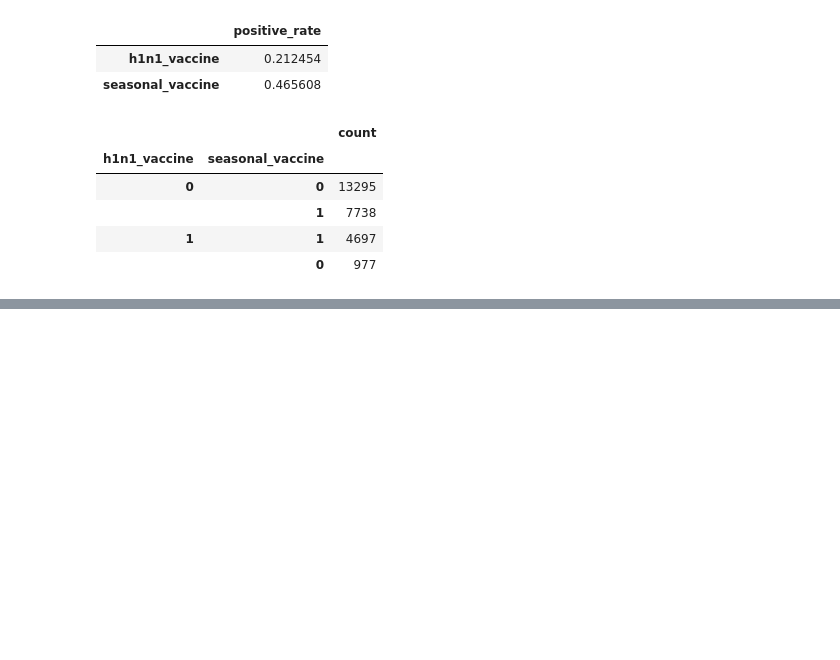
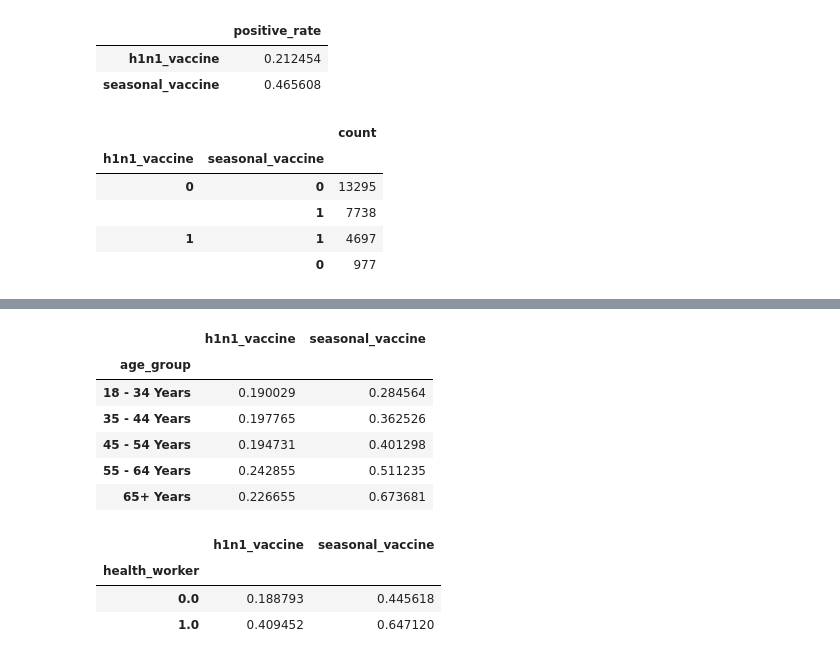
Before and after one commit to winniekimmich/machine-learning-project, a Jupyter notebook: ml.ipynb, the cells around one changed output, grey strips where cells are left out. Saved outputs shown, nothing was run; the diff lists cells and outputs as text; code cells hidden in the pictures; blank space fills up the shorter version.

```diff
--- a/ml.ipynb
+++ b/ml.ipynb
@@ -61,0 +177,22 @@ Target prevalence (mean):
+# %%
+# Example: mean target rate by a categorical feature (age_group)
+tmp = X.join(y)
+
+age_summary = tmp.groupby("age_group")[["h1n1_vaccine", "seasonal_vaccine"]].mean().sort_index()
+display(age_summary)
+
+# Example: mean target rate by health_worker (numeric indicator)
+hw_summary = tmp.groupby("health_worker")[["h1n1_vaccine", "seasonal_vaccine"]].mean()
+display(hw_summary)
+# %% [output]
+|  | h1n1_vaccine | seasonal_vaccine |
+| age_group |  |  |
+| 18 - 34 Years | 0.190029 | 0.284564 |
+| 35 - 44 Years | 0.197765 | 0.362526 |
+| 45 - 54 Years | 0.194731 | 0.401298 |
+| 55 - 64 Years | 0.242855 | 0.511235 |
+| 65+ Years | 0.226655 | 0.673681 |
+|  | h1n1_vaccine | seasonal_vaccine |
+| health_worker |  |  |
+| 0.0 | 0.188793 | 0.445618 |
+| 1.0 | 0.409452 | 0.647120 |
```
Also changed, not shown: parts of 26 cells of this notebook.
